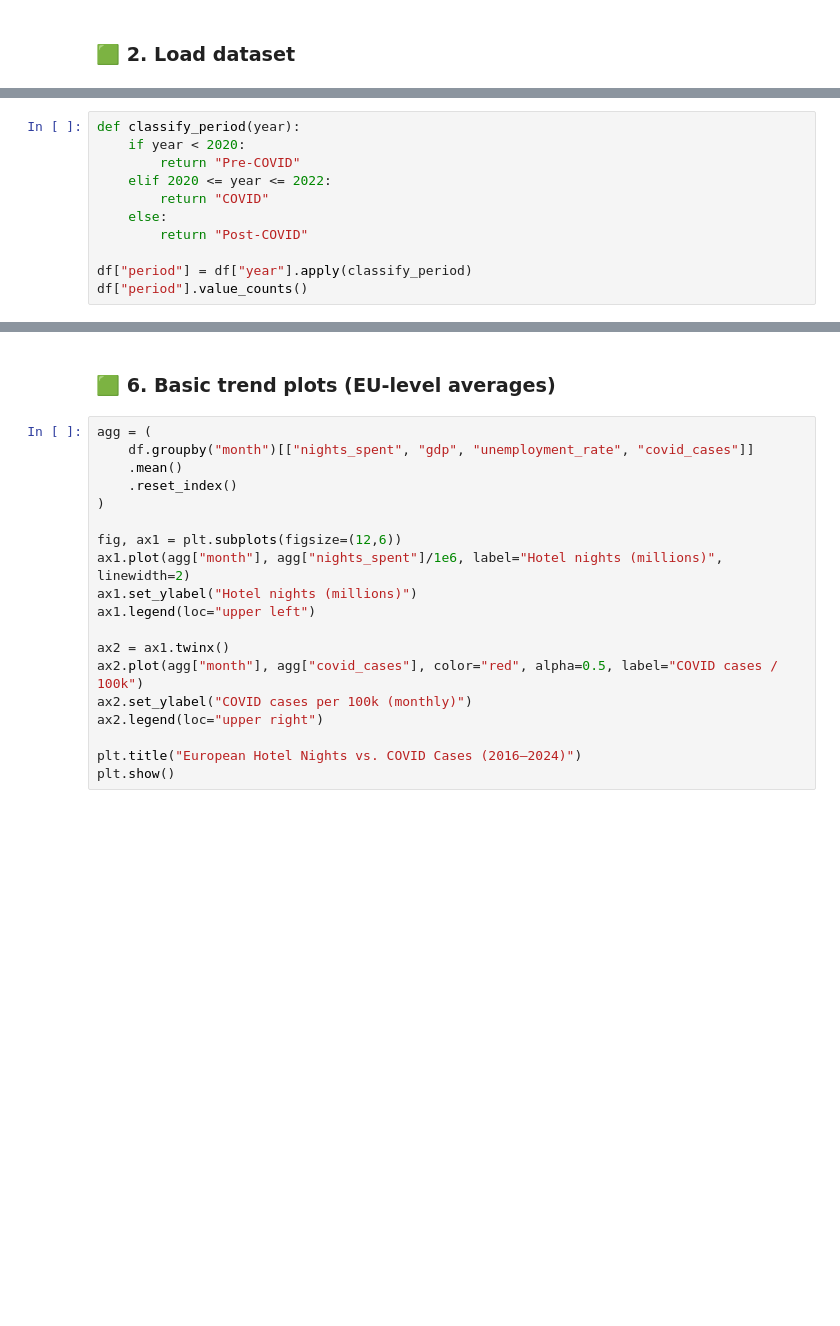
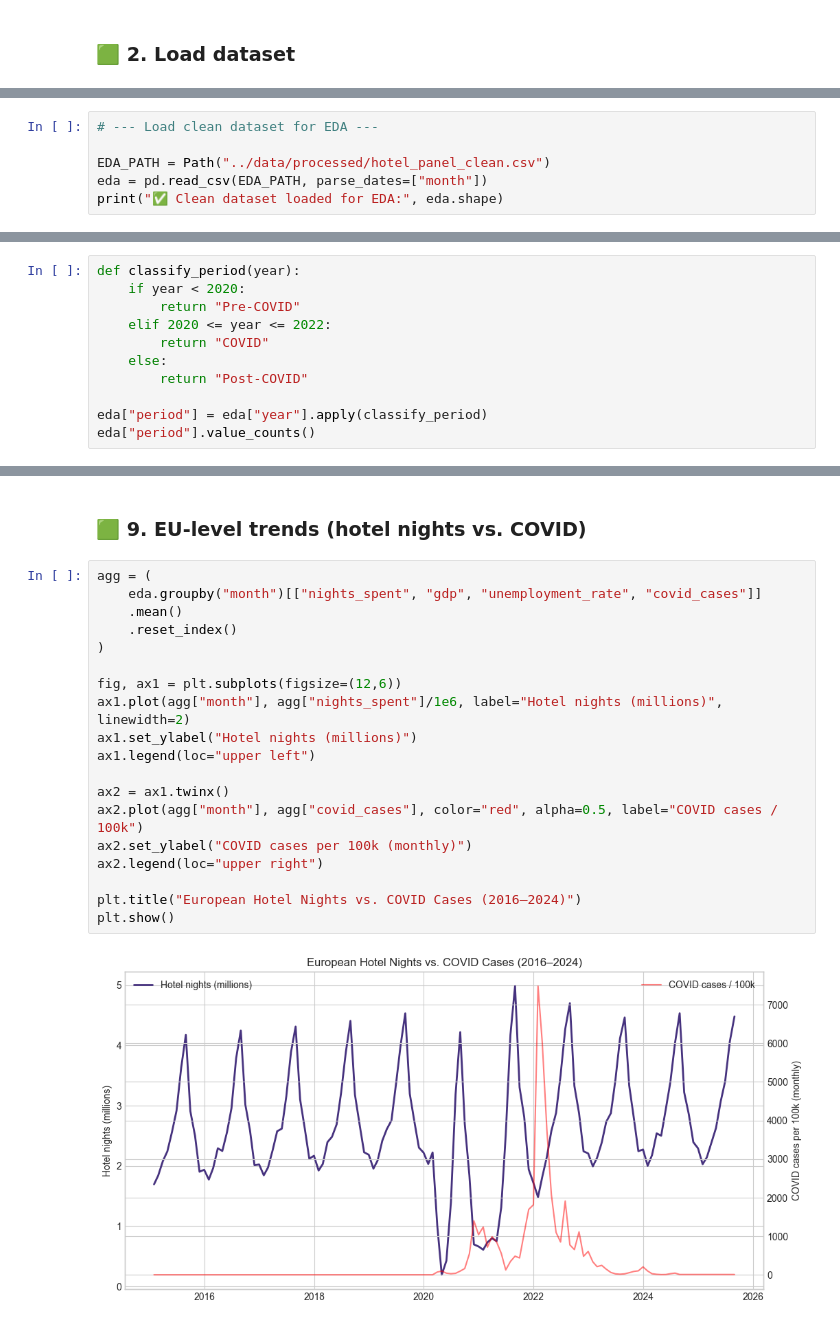
Before and after one commit to gsanaev/forecasting-explaining-hotel-demand-in-eu, a Jupyter notebook: notebooks/01-data-exploration.ipynb, the cells around one changed output, grey strips where cells are left out. Drawn from its saved outputs; the diff is of its cells as text; blank space fills up the shorter version.

```diff
--- a/notebooks/01-data-exploration.ipynb
+++ b/notebooks/01-data-exploration.ipynb
@@ -106,0 +295,6 @@ coverage.tail(15)
+# %%
+# --- Load clean dataset for EDA ---
+
+EDA_PATH = Path("../data/processed/hotel_panel_clean.csv")
+eda = pd.read_csv(EDA_PATH, parse_dates=["month"])
+print("✅ Clean dataset loaded for EDA:", eda.shape)
@@ -115,5 +311,5 @@ def classify_period(year):
     else:
         return "Post-COVID"
 
-df["period"] = df["year"].apply(classify_period)
-df["period"].value_counts()
+eda["period"] = eda["year"].apply(classify_period)
+eda["period"].value_counts()
@@ -120,22 +322,24 @@ df["period"].value_counts()
 # %% [markdown]
-### 🟩 6. Basic trend plots (EU-level averages)
+### 🟩 9. EU-level trends (hotel nights vs. COVID)
 # %%
 agg = (
-    df.groupby("month")[["nights_spent", "gdp", "unemployment_rate", "covid_cases"]]
+    eda.groupby("month")[["nights_spent", "gdp", "unemployment_rate", "covid_cases"]]
     .mean()
     .reset_index()
 )
 
 fig, ax1 = plt.subplots(figsize=(12,6))
 ax1.plot(agg["month"], agg["nights_spent"]/1e6, label="Hotel nights (millions)", linewidth=2)
 ax1.set_ylabel("Hotel nights (millions)")
 ax1.legend(loc="upper left")
 
 ax2 = ax1.twinx()
 ax2.plot(agg["month"], agg["covid_cases"], color="red", alpha=0.5, label="COVID cases / 100k")
 ax2.set_ylabel("COVID cases per 100k (monthly)")
 ax2.legend(loc="upper right")
 
 plt.title("European Hotel Nights vs. COVID Cases (2016–2024)")
 plt.show()
+# %% [output]
+[figure, added]
 # %% [markdown]
```
Also changed, not shown: parts of 37 cells of this notebook, 1 other file.
